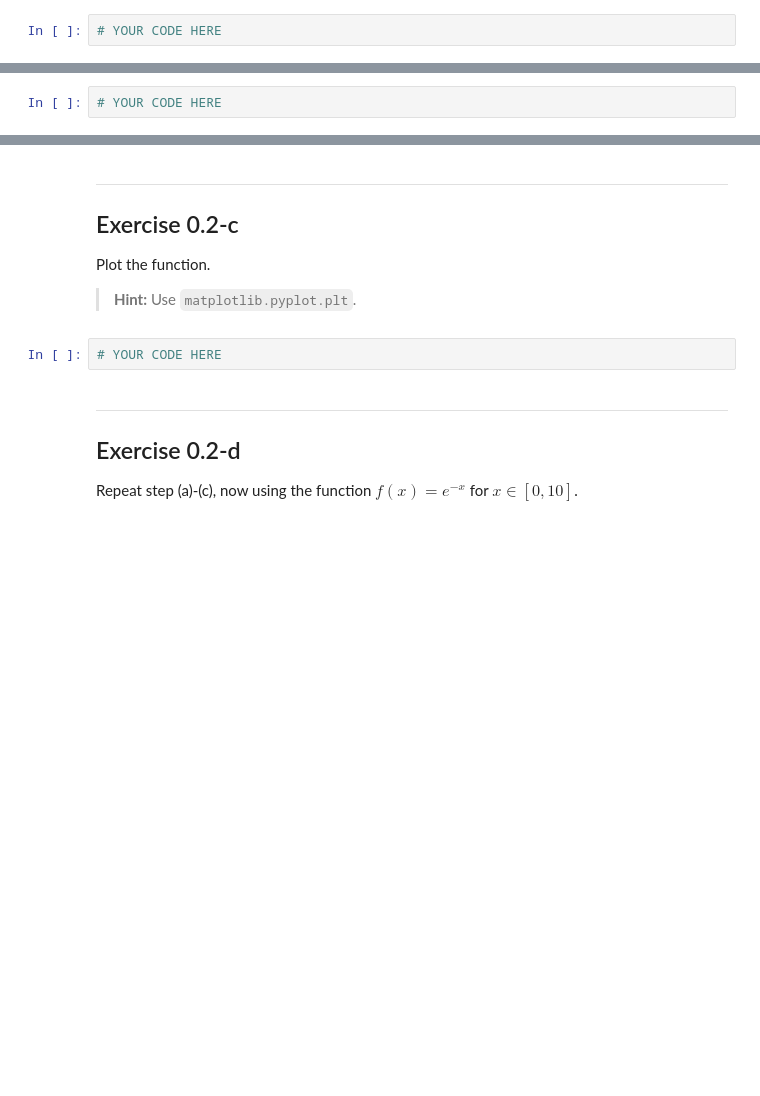
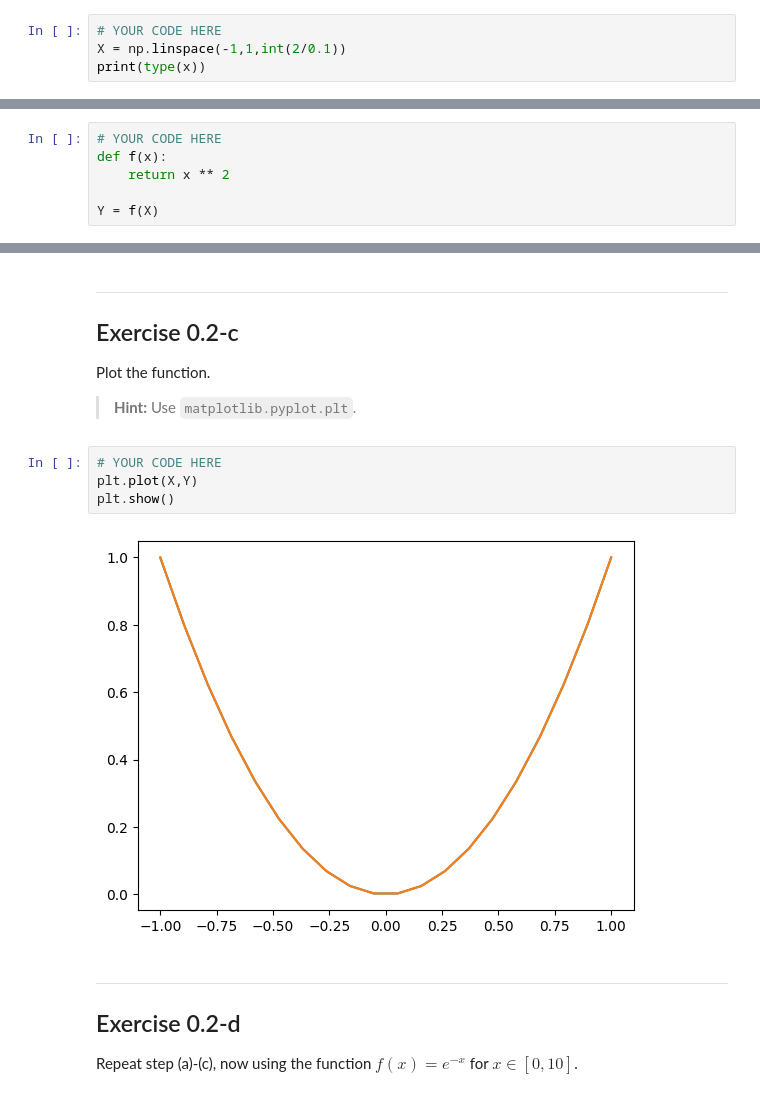
Before and after one commit to YommoY-official/CompManyBody, a Jupyter notebook: exercises/ex00_introduction/ex00.2_plotting.ipynb, the cells around one changed output, grey strips where cells are left out. Cells and saved outputs as stored; diff of their text form; blank space fills up the shorter version.

```diff
--- a/exercises/ex00_introduction/ex00.2_plotting.ipynb
+++ b/exercises/ex00_introduction/ex00.2_plotting.ipynb
@@ -19,3 +19,5 @@ We start by plotting the function $f(x)=x^2$ for $x\in[-1, 1]$.
 Create a numpy array `X` of evenly distributed points in $[-1, 1]$. For example, $X=[-1., -0.9, -0.8,\ldots,1.]$
 # %%
 # YOUR CODE HERE
+X = np.linspace(-1,1,int(2/0.1))
+print(type(x))
@@ -33,6 +37,10 @@ assert np.isclose(X[-1], 1).item(), f"The last element of X must be 1, but is {X
 Create a numpy array $Y$ of $f(x_i)$ with point $x_i$ from the array $X$ we created.
 # %%
 # YOUR CODE HERE
+def f(x):
+    return x ** 2
+
+Y = f(X)
 # %%
 # 0.2-b tests
 assert type(Y) is np.ndarray, "Y must be a numpy array."
@@ -49,6 +57,10 @@ Plot the function.
 > **Hint:** Use `matplotlib.pyplot.plt`.
 # %%
 # YOUR CODE HERE
+plt.plot(X,Y)
+plt.show()
+# %% [output]
+[figure, added]
 # %% [markdown]
 ---
 
```
Also changed, not shown: parts of 4 cells of this notebook, 2 other files.
